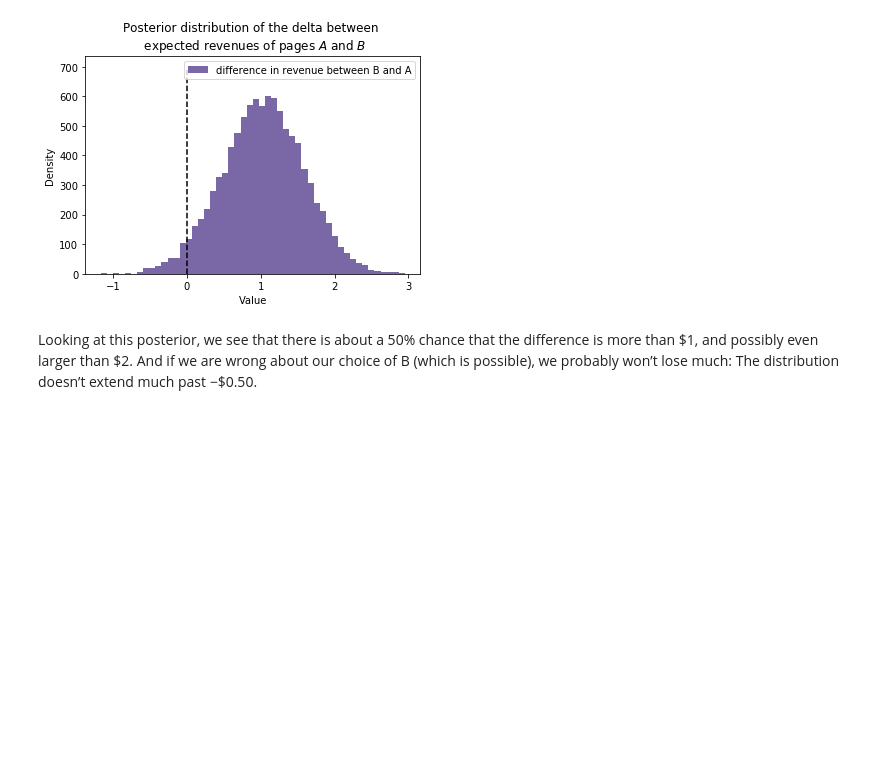
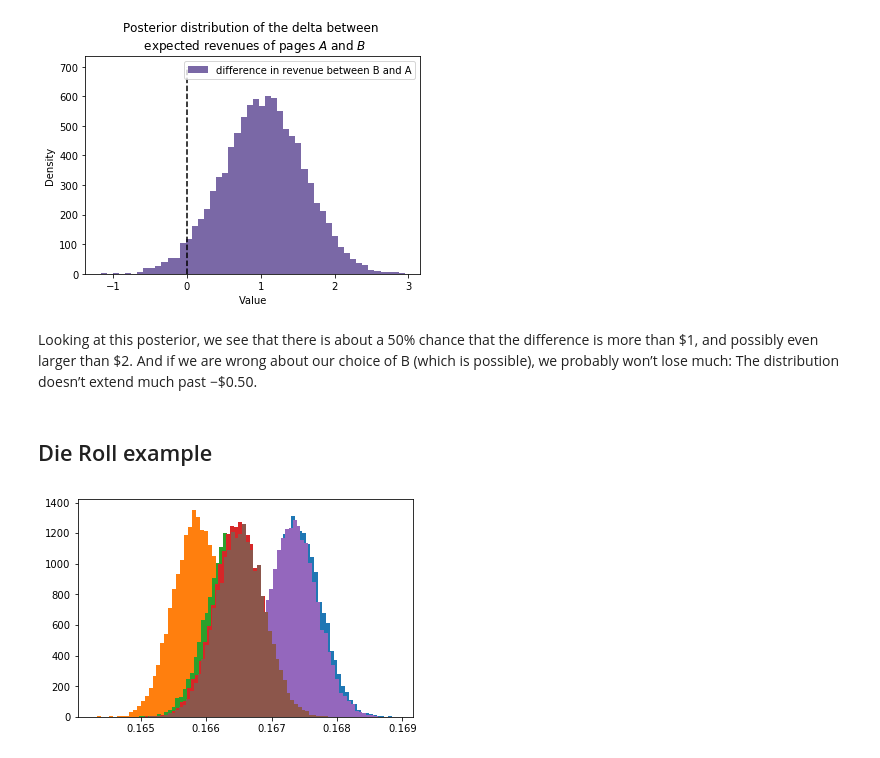
Before and after one commit to seantauber/Bayesian-A-B-Tutorial, a Jupyter notebook: Bayesian-Modeling-Workshop-1.ipynb, the cells around one changed output. Cells and saved outputs as stored; diff of their text form; code cells hidden in the pictures; blank space fills up the shorter version.

Commit message:
fixed some typos and added the die roll example

```diff
--- a/Bayesian-Modeling-Workshop-1.ipynb
+++ b/Bayesian-Modeling-Workshop-1.ipynb
@@ -125,7 +129,7 @@ N_A    = 1000
 N_A_79 = 10
 N_A_49 = 46
 N_A_25 = 80
-N_A_0  = N_A - (N_A_79 + N_A_49 + N_A_49)
+N_A_0  = N_A - (N_A_79 + N_A_49 + N_A_25)
 observations_A = np.array([N_A_79, N_A_49, N_A_25, N_A_0])
 
 # Page B
@@ -133,7 +137,7 @@ N_B    = 2000
 N_B_79 = 45
 N_B_49 = 84
 N_B_25 = 200
-N_B_0  = N_B - (N_B_79 + N_B_49 + N_B_49)
+N_B_0  = N_B - (N_B_79 + N_B_49 + N_B_25)
 observations_B = np.array([N_B_79, N_B_49, N_B_25, N_B_0])
 # %% [markdown]
 ### The Dirichlet-Multinomial model
@@ -221,3 +226,5 @@ plt.legend();
 [figure]
 # %% [markdown]
 Looking at this posterior, we see that there is about a 50% chance that the difference is more than \$1, and possibly even larger than \$2. And if we are wrong about our choice of B (which is possible), we probably won’t lose much: The distribution doesn’t extend much past −\$0.50.
+# %% [markdown]
+## Die Roll example
@@ -223,0 +233,17 @@ Looking at this posterior, we see that there is about a 50% chance that the diff
+# %%
+die_prior = [1,1,1,1,1,1]
+# define a fair die
+die_probs = np.array([1./6,1./6,1./6,1./6,1./6,1./6])
+die_probs = die_probs / np.sum(die_probs)
+die = multinomial(n=1000000, p=die_probs) # n samples from a fair die
+# %%
+rolls = die.rvs()[0]
+die_post = dirichlet(d_prior + rolls)
+die_post_samples = die_post.rvs(size=20000)
+
+for i, label in enumerate(['p_1', 'p_2', 'p_3', 'p_4', 'p_5', 'p_6']): ax = plt.hist(die_post_samples[:,i], bins=50,
+                   label=label, histtype='stepfilled')
+# plt.hist(die_post_samples, histtype="stepfilled", bins=50, normed=True,
+#          alpha=0.85);
+# %% [output]
+[figure, added]
```
Also changed, not shown: parts of 8 cells of this notebook.
